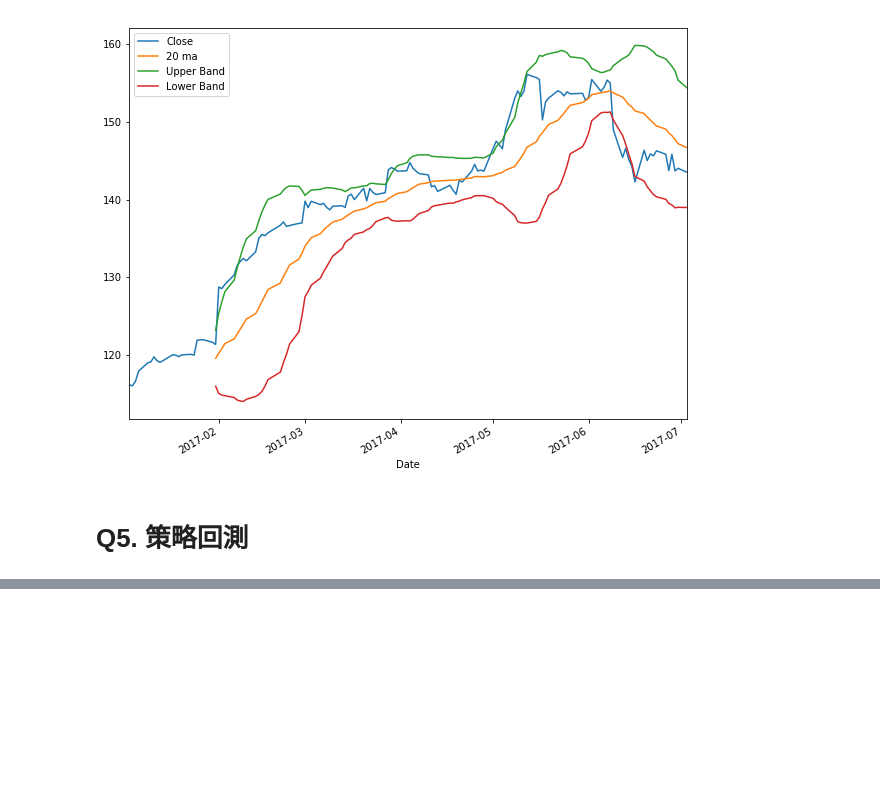
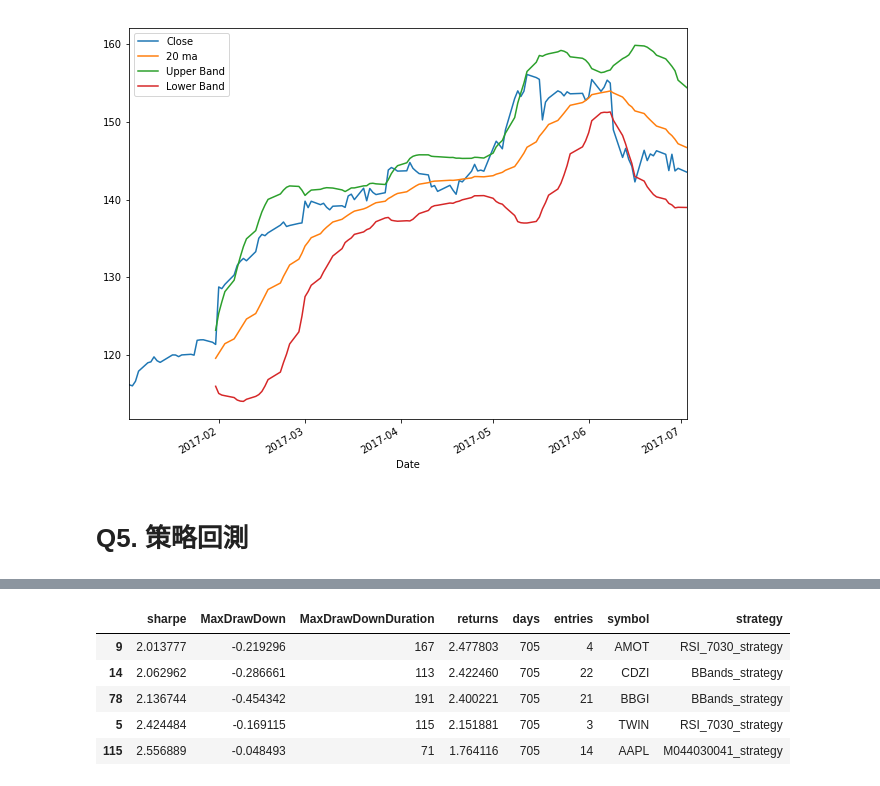
Before and after one commit to BrendanHou/M044030041_quant2017, a Jupyter notebook: midterm/Midterm.ipynb, the cells around one changed output, grey strips where cells are left out. Saved outputs shown, nothing was run; the diff lists cells and outputs as text; code cells hidden in the pictures; blank space fills up the shorter version.

```diff
--- a/midterm/Midterm.ipynb
+++ b/midterm/Midterm.ipynb
@@ -176,0 +327,9 @@ df[['Close', '20 ma', 'Upper Band', 'Lower Band']].plot(legend = 'best', figsize
+# %%
+results_df.sort_values('returns',ascending=False).head()
+# %% [output]
+|  | sharpe | MaxDrawDown | MaxDrawDownDuration | returns | days | entries | symbol | strategy |
+| 9 | 2.013777 | -0.219296 | 167 | 2.477803 | 705 | 4 | AMOT | RSI_7030_strategy |
+| 14 | 2.062962 | -0.286661 | 113 | 2.422460 | 705 | 22 | CDZI | BBands_strategy |
+| 78 | 2.136744 | -0.454342 | 191 | 2.400221 | 705 | 21 | BBGI | BBands_strategy |
+| 5 | 2.424484 | -0.169115 | 115 | 2.151881 | 705 | 3 | TWIN | RSI_7030_strategy |
+| 115 | 2.556889 | -0.048493 | 71 | 1.764116 | 705 | 14 | AAPL | M044030041_strategy |
```
Also changed, not shown: parts of 14 cells of this notebook, 1 other file.
